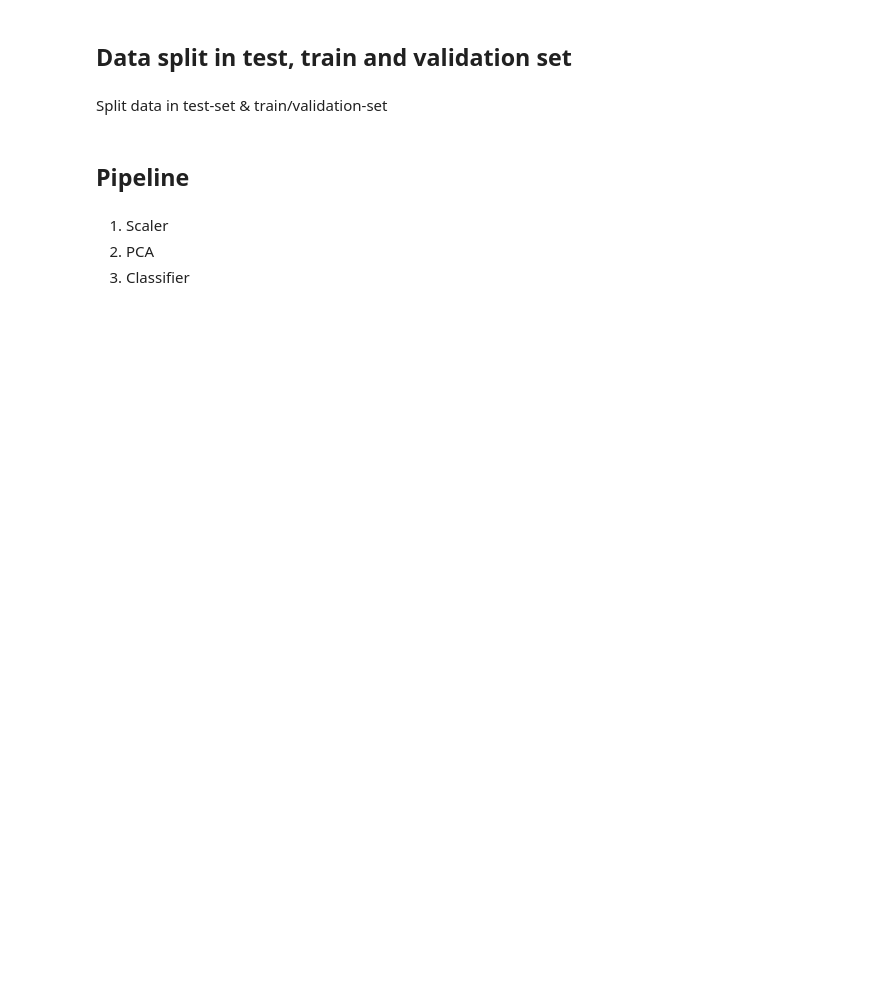
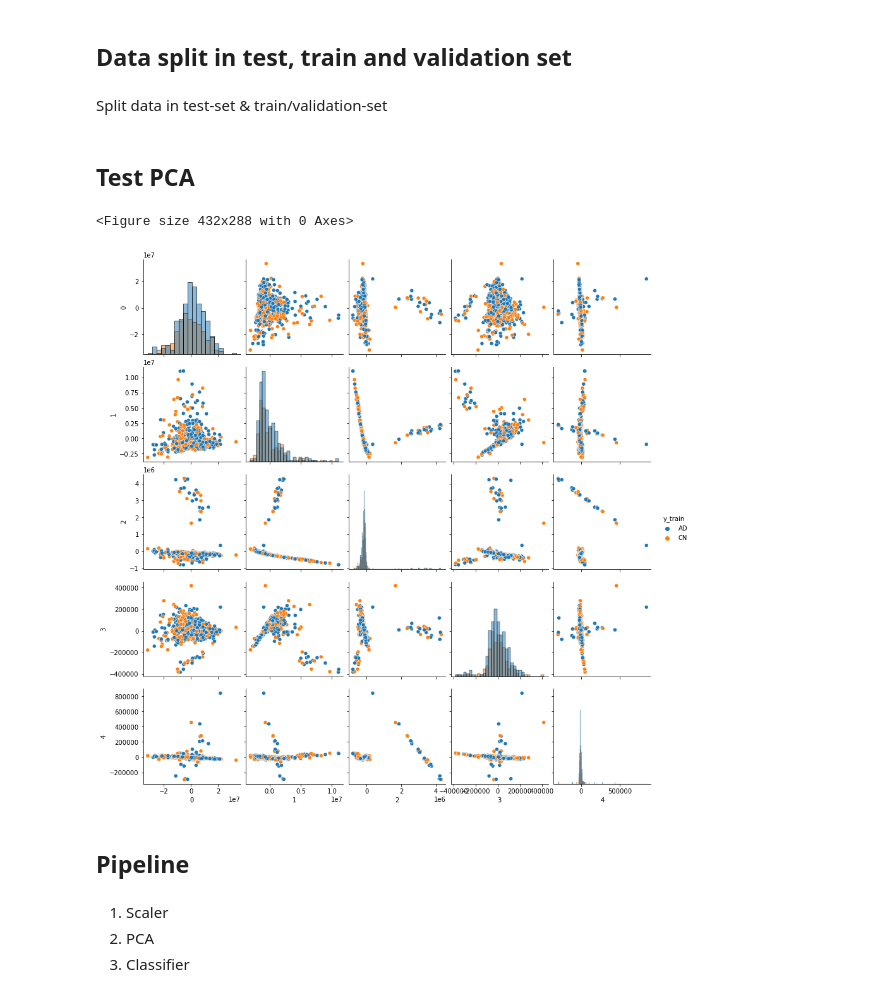
Before and after one commit to lizetdevries/Group5_assignment, a Jupyter notebook: assignment.ipynb, the cells around one changed output. Cells and saved outputs as stored; diff of their text form; code cells hidden in the pictures; blank space fills up the shorter version.

```diff
--- a/assignment.ipynb
+++ b/assignment.ipynb
@@ -77,6 +96,40 @@ X_train, X_test, y_train, y_test = train_test_split(X,y, test_size= 0.25, strati
 X_train = X_train.drop('label', axis=1)
 X_test = X_test.drop('label', axis=1)
 X = X.drop('label', axis=1)
+# %% [markdown]
+## Test PCA
+# %%
+import seaborn as sb
+import matplotlib.pyplot as plt
+components = 5
+
+# scaler
+scaler = StandardScaler()
+X_train = scaler.fit_transform(X_train)
+X_test = scaler.transform(X_test)
+
+
+# train PCA on components
+pca = PCA(components)
+# fit components to data
+pca.fit(X_train)
+# transform train data and apply dimensionality reduction
+X_train_trans = pca.transform(X_train)
+X_test_trans = pca.transform(X_test)
+
+df_train_trans = pd.DataFrame(X_train_trans)
+df_y_train = pd.DataFrame({'y_train': y_train})
+
+data_train = df_train_trans.join(df_y_train)
+
+# Plot first 4 principal components
+plt.figure()
+sb.pairplot(data_train, hue='y_train', diag_kind='hist')
+#plt.close()
+plt.show()
+# %% [output]
+<Figure size 432x288 with 0 Axes>
+[figure, added]
 # %% [markdown]
 ## Pipeline
 # %% [markdown]
```
Also changed, not shown: parts of 3 cells of this notebook, 6 other files.
